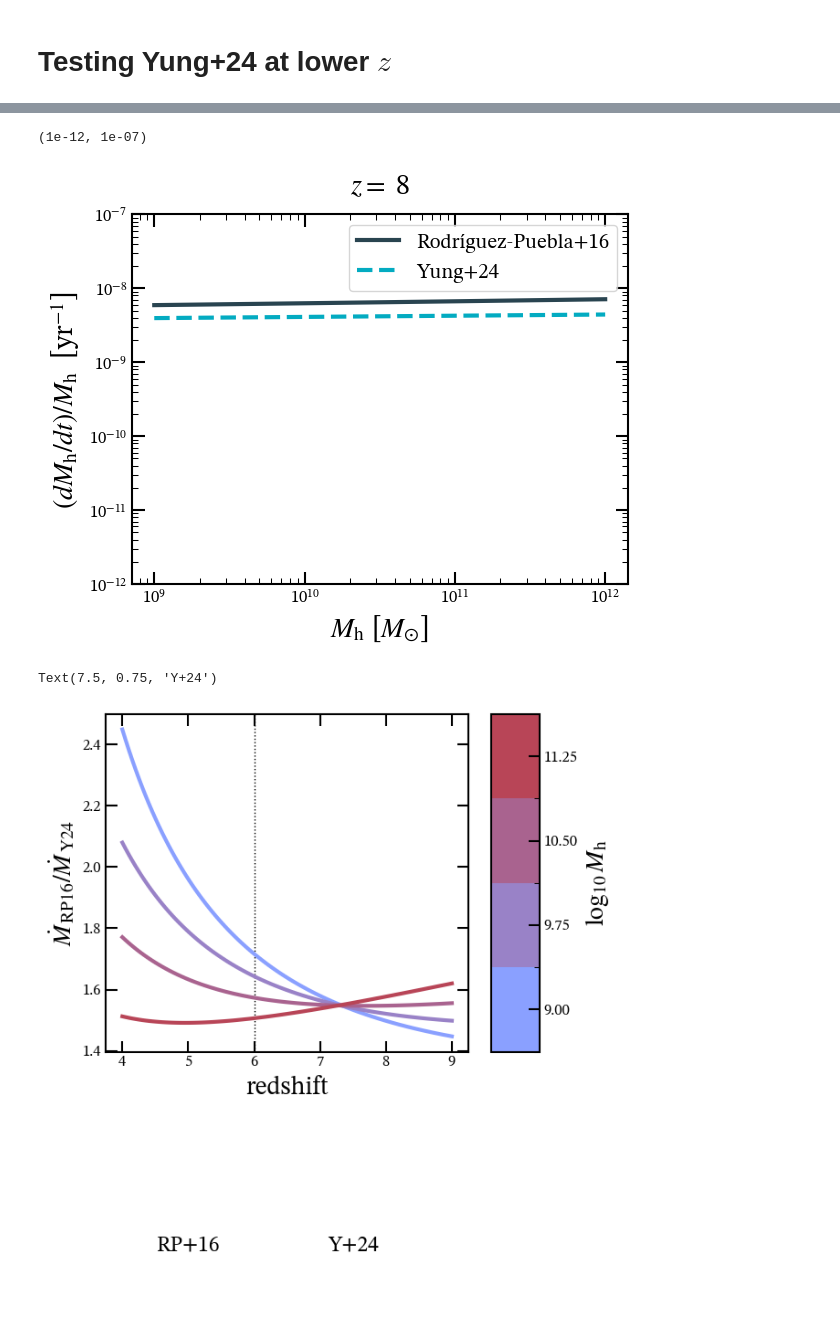
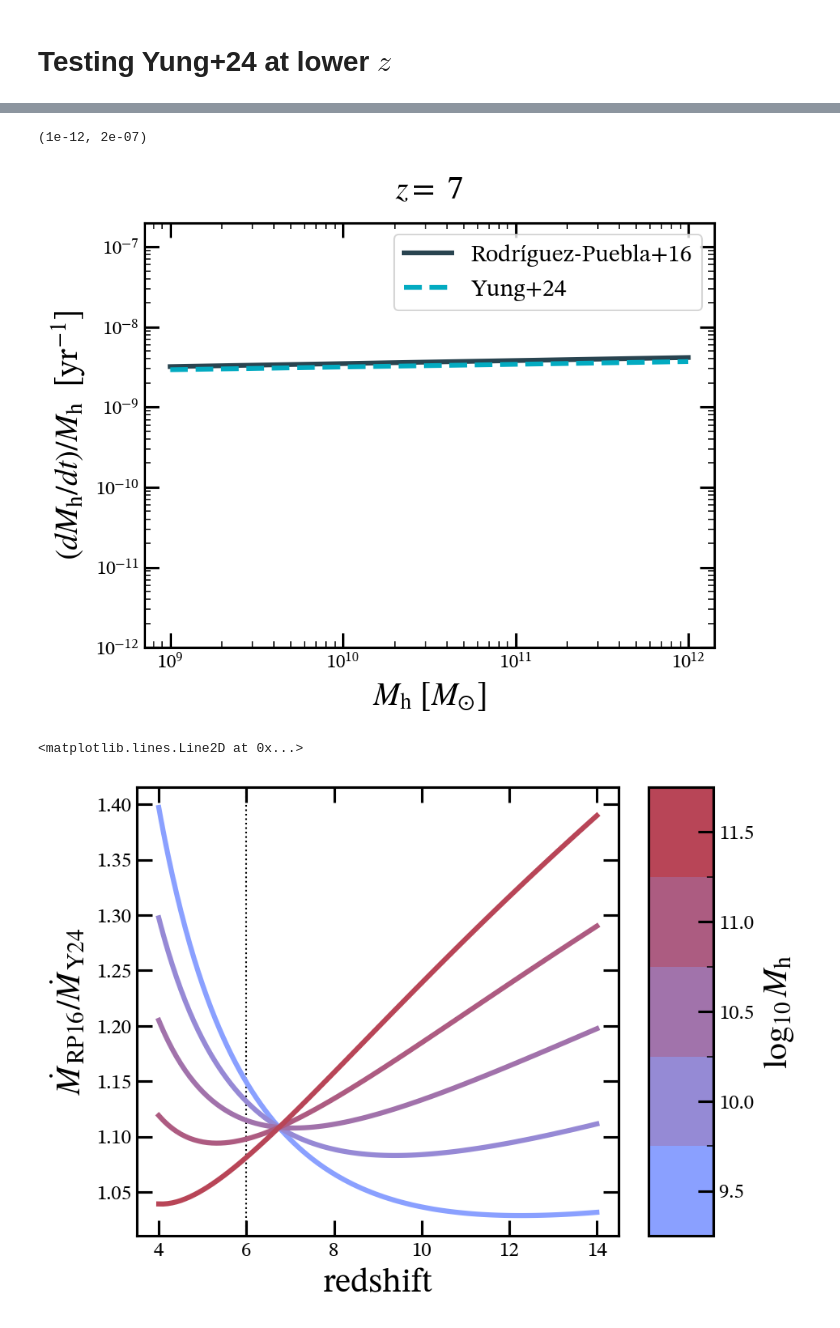
Before and after one commit to ebregou/modeling_stochasticity, a Jupyter notebook: notebooks/accretion_rate.ipynb, the cells around one changed output, grey strips where cells are left out. Drawn from its saved outputs; the diff is of its cells as text; code cells hidden in the pictures; blank space fills up the shorter version.

Commit message:
building up the model bit by bit

```diff
--- a/notebooks/accretion_rate.ipynb
+++ b/notebooks/accretion_rate.ipynb
@@ -13,7 +15,7 @@ data_labels = ['HST data, Bouwens+21', 'Donnan+24']
 sorted_data = edata.get_sorted(file_names, data_labels)
 # %%
 params = eMCMC.build_param_data({'beta': {'fit': False, 'value': -1.49}, 'dbetadz':{'fit': False, 'value': 0.22}})
-my_UVLF = eMCMC.UVLF(sorted_data, params)
+my_UVLF = eMCMC.UVLF(sorted_data, params, accretion_model = 'Exp')
 # %%
 def Yung_accretion(M, z):
 
@@ -120,10 +122,11 @@ fig.savefig('/Users/eb35267/Desktop/code/figures/new_eps_star.png')
 # %%
 def RP16_accretion(M, z, h = 0.6781):
     a = (1+z)**-1
-    M_12 = 1e12/h
 
-    beta = 10**(2.437-(1.857*a)+(0.685*a**2))
-    alpha = 1.120 - (0.609*a) + (0.097*a**2)
-    gamma = 0.917 + (0.845*a) - (0.532*a**2)
+    beta = 10**(2.73-(1.828*a)+(0.654*a**2))
+    alpha = 1 + (0.329*a) - (0.206*a**2)
 
-    return beta * ((M/M_12)**alpha + (M/M_12)**gamma) * E(z)
+    return beta * (M/(1e12*h))**alpha * E(z) # THIS IS IN M_odot/yr * h^-1
+
+def E(z, OmegaL = 0.6900259954953076, OmegaM = 0.3098830430481206):
+    return np.sqrt(OmegaL + (OmegaM*(1+z)**3))
@@ -140,3 +170,6 @@ plt.xlim(1e10, 1e15)
 # %%
 Ms = np.logspace(9, 12, 10)
-z = 8
+z = 7
+RP_acc = RP16_accretion(Ms, z)
+Y_acc = Yung_accretion(Ms, z)
+h = my_UVLF.CosmoParams.h_fid
@@ -146,7 +176,7 @@ Y_acc = Yung_accretion(Ms, z)
 # %%
 fig, ax = plt.subplots()
 
-plt.plot(Ms, 3*h*RP_acc/Ms, label = 'Rodríguez-Puebla+16', color = eplots.navy)
+plt.plot(Ms, h*RP_acc/Ms, label = 'Rodríguez-Puebla+16', color = eplots.navy)
 plt.plot(Ms, Y_acc/Ms, label = 'Yung+24', color = eplots.turquoise, ls = 'dashed')
 
 ax.set_xscale('log')
@@ -160,35 +190,33 @@ ax.set_xlabel(r'$M_{\rm{h}}$ [$M_{\odot}$]')
 
 ax.legend()
 
-ax.set_ylim(1e-12, 1e-7)
+ax.set_ylim(1e-12, 2e-7)
 # %% [output]
-(1e-12, 1e-07)
+(1e-12, 2e-07)
-[figure, old version]
+[figure, new version]
 # %%
-Mhtab = np.arange(9, 11.5, 0.75)
+Mhtab = np.arange(9.5, 12, 0.5)
 cmap, sm, boundaries = eplots.create_custom_colorbar([eplots.periwinkle, eplots.red], Mhtab)
-zs = np.linspace(4, 9, 100)
+zs = np.linspace(4, 14, 100)
 # %%
 fig, ax = plt.subplots()
 for Mh in Mhtab:
     M_test = np.array([10**Mh], dtype = float)
     Y_acc = Yung_accretion(M_test, zs)
-    RP_acc = 3*h*RP16_accretion(M_test, zs)
+    RP_acc = h*RP16_accretion(M_test, zs)
 
     frac = (Mh - Mhtab.min()) / (Mhtab.max() - Mhtab.min())
     color = cmap(frac)
     plt.plot(zs, RP_acc/Y_acc, color = color, ls = 'solid')
 
 ax.set_ylabel(r'$\dot M_{\rm{RP16}} / \dot M_{\rm{Y24}}$')
 ax.set_xlabel('redshift')
 cbar = fig.colorbar(sm, ax = ax, boundaries=boundaries, ticks=Mhtab, aspect = 7)
 cbar.set_label(r'$\log_{10}{M_{\rm{h}}}$')
 
 ax.axvline(6, zorder = 0, color = 'black', lw = 1, ls = 'dotted')
-ax.text(5, 0.75, 'RP+16', ha = 'center')
-ax.text(7.5, 0.75, 'Y+24', ha = 'center')
 # %% [output]
-Text(7.5, 0.75, 'Y+24')
+<matplotlib.lines.Line2D at 0x...>
-[figure, old version]
+[figure, new version]
 # %%
 fig.savefig('/Users/eb35267/Desktop/code/figures/RP16_Y24_comparison.png')
```
Also changed, not shown: parts of 16 cells of this notebook, 20 other files.
